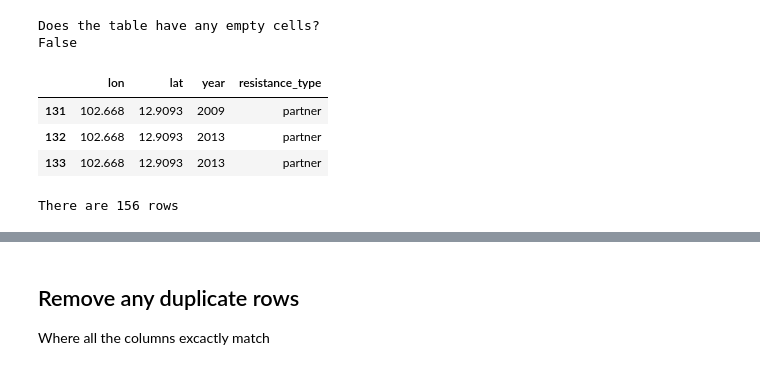
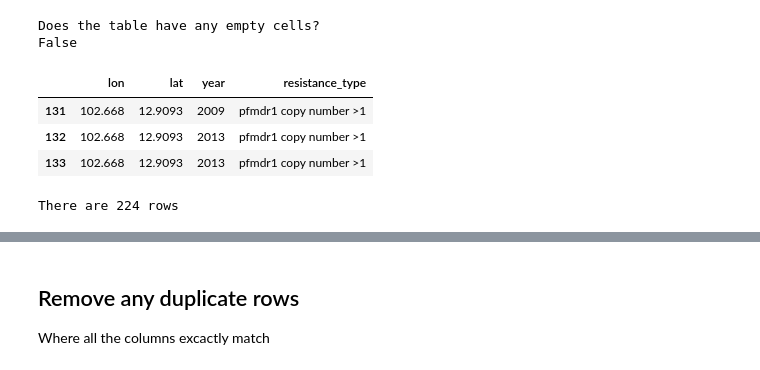
Before and after one commit to chris-creditdesign/nature-malaria-prep, a Jupyter notebook: Process k13 and Partner Drug data.ipynb, the cells around one changed output, grey strips where cells are left out. Saved outputs shown, nothing was run; the diff lists cells and outputs as text; code cells hidden in the pictures.

Commit message:
Adds listing for pfpm and pfmdr, not just partner

```diff
--- a/Process k13 and Partner Drug data.ipynb
+++ b/Process k13 and Partner Drug data.ipynb
@@ -349,10 +349,10 @@ There are 80 rows
 # %%
 ## Create a new data frame from the partner table with just the lon, lat and year columns
 ## add a new column call resistance_type
-partner_edit = partner_percentage_marker_group_size[["lon","lat","publication year"]].assign(resistance_type="partner")
+partner_edit = partner_percentage_marker_group_size[["lon","lat","publication year","marker group"]].copy()
 # %%
 ## Rename the 'publication year' column as 'year' to match the k13 table
-partner_edit.rename(index=str, columns={"publication year": "year"}, inplace=True)
+partner_edit.rename(index=str, columns={"publication year": "year","marker group": "resistance_type"}, inplace=True)
 # %%
 ## Print just the headers and the first three rows
 partner_edit.head(3)
@@ -369,5 +369,5 @@ Does the table have any empty cells?
 True
 # %%
 ## Remove the empty cells
-partner_edit.dropna(inplace=True)
+partner_edit_dropna = partner_edit.dropna().copy()
 # %%
@@ -377,17 +377,17 @@ Does the table have any empty cells?
 False
 # %%
 ## Convert the year column to integers to match k13
-partner_edit.year = partner_edit.year.astype('int32')
+partner_edit_dropna.year = partner_edit_dropna.year.astype('int32')
 # %%
-partner_edit.head(3)
+partner_edit_dropna.head(3)
 # %% [output]
 |  | lon | lat | year | resistance_type |
-| 131 | 102.668 | 12.9093 | 2009 | partner |
-| 132 | 102.668 | 12.9093 | 2013 | partner |
-| 133 | 102.668 | 12.9093 | 2013 | partner |
+| 131 | 102.668 | 12.9093 | 2009 | pfmdr1 copy number >1 |
+| 132 | 102.668 | 12.9093 | 2013 | pfmdr1 copy number >1 |
+| 133 | 102.668 | 12.9093 | 2013 | pfmdr1 copy number >1 |
 # %%
-print "There are", len(partner_edit), "rows"
+print "There are", len(partner_edit_dropna), "rows"
 # %% [output]
-There are 156 rows
+There are 224 rows
 # %%
 ## Join k13_edit and partner_edit together
```
Also changed, not shown: parts of 11 cells of this notebook, 1 other file.
